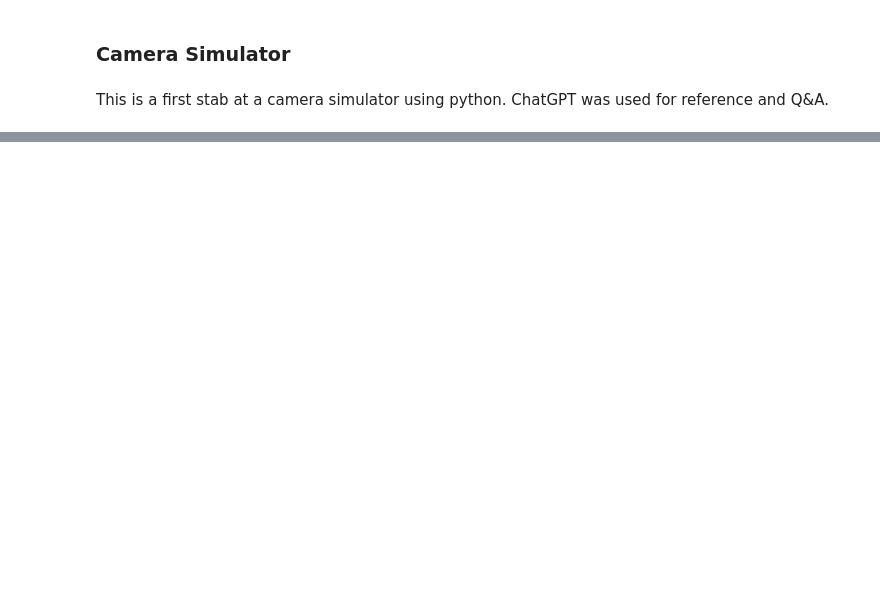
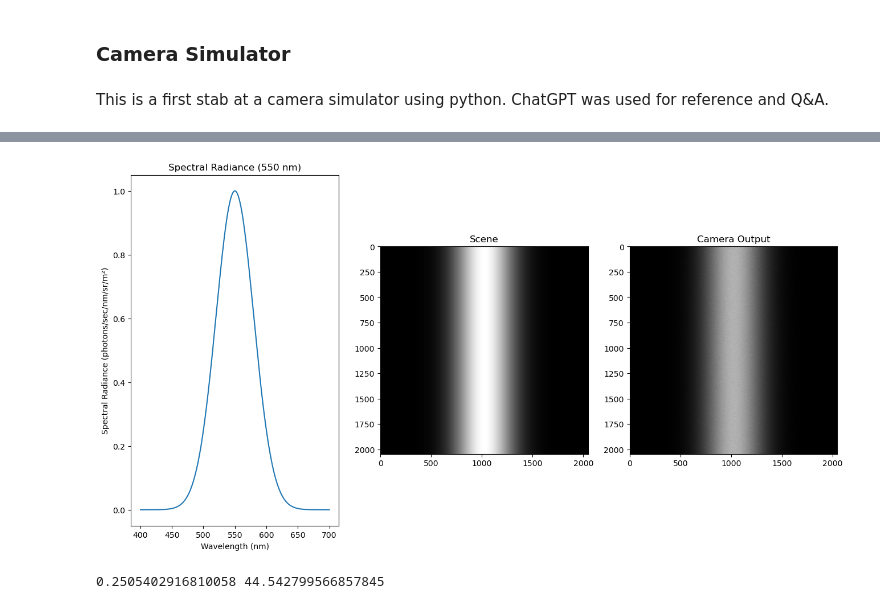
Before and after one commit to pbecerrav/cam_sim, a Jupyter notebook: cam_sim.ipynb, the cells around one changed output, grey strips where cells are left out. Saved outputs shown, nothing was run; the diff lists cells and outputs as text; code cells hidden in the pictures; blank space fills up the shorter version.

Commit message:
Added Simple Spectral Radiance option for a simulated scene. Restructured Jupyter cells

```diff
--- a/cam_sim.ipynb
+++ b/cam_sim.ipynb
@@ -102,0 +8,7 @@ print(scene_mean, camera_output_mean)
+# %%
+# Define Parameters
+
+image_width = 2048
+image_height = 2048
+exposure_time = 10  # Exposure time in seconds (?)
+scene_type = "Simple SpecRad" # choose scene option
@@ -102,0 +107,41 @@ print(scene_mean, camera_output_mean)
+# %%
+# Display the scene and camera output (Only run if Scene 1 is used)
+if scene_type == '2D Gauss':
+    plt.figure(figsize=(10, 5))
+    plt.subplot(1, 2, 1)
+    plt.title("Scene")
+    plt.imshow(scene, cmap='gray')
+
+    plt.subplot(1, 2, 2)
+    plt.title("Camera Output")
+    plt.imshow(camera_output, cmap='gray')
+
+elif scene_type == "Simple SpecRad":
+    # Display the scene and camera output (Only run if Scene 2 is used)
+    plt.figure(figsize=(16, 8))
+    plt.subplot(1, 3, 1)
+    plt.title("Spectral Radiance (550 nm)")
+    plt.plot(wavelengths, scene[image_height // 2, :])
+    plt.xlabel("Wavelength (nm)")
+    plt.ylabel("Spectral Radiance (photons/sec/nm/sr/m²)")
+
+    #plt.figure(figsize=(10, 5))
+    plt.subplot(1, 3, 2)
+    plt.title("Scene")
+    plt.imshow(scene, cmap='gray')
+
+    plt.subplot(1, 3, 3)
+    plt.title("Camera Output")
+    plt.imshow(camera_output, cmap='gray')
+
+else:
+    print("Invalid scene type provided")
+
+plt.show()
+
+scene_mean = np.mean(scene)
+camera_output_mean = np.mean(camera_output)
+print(scene_mean, camera_output_mean)
+# %% [output]
+[figure, added]
+0.2505402916810058 44.542799566857845
```
Also changed, not shown: parts of 6 cells of this notebook.
